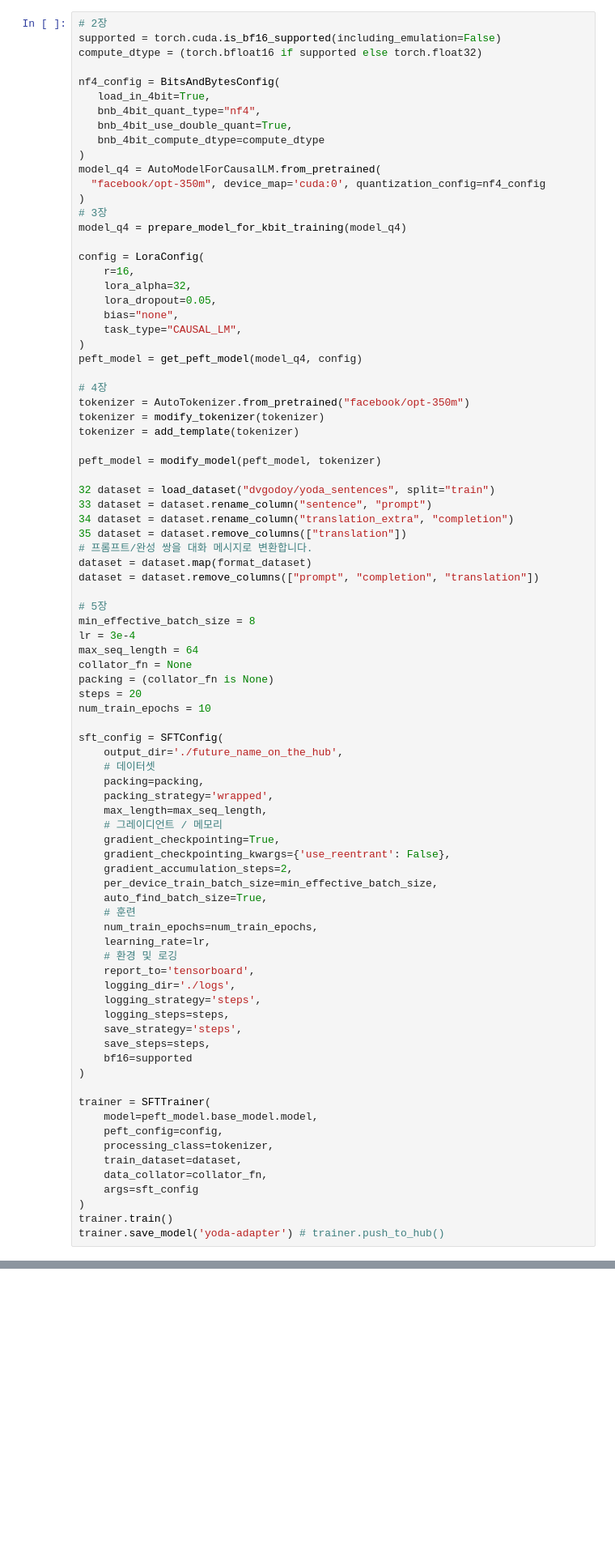
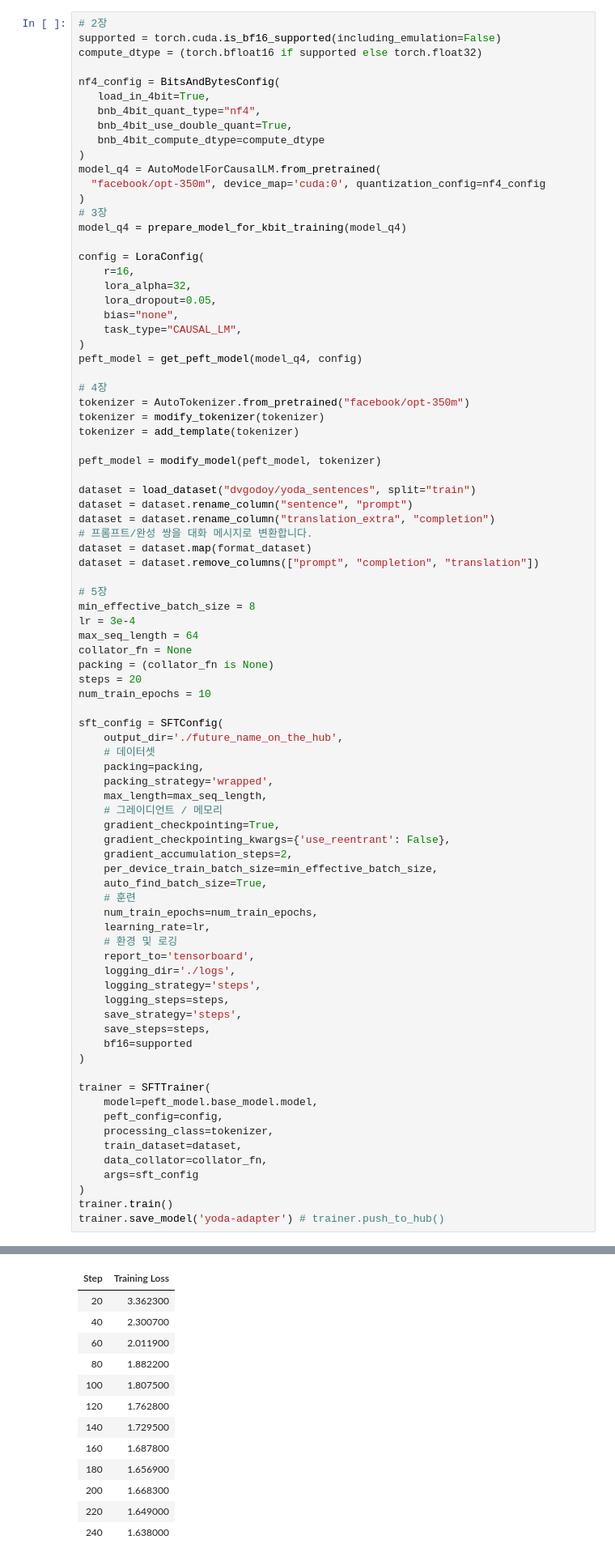
Before and after one commit to rickiepark/fine-tuning-llm, a Jupyter notebook: Chapter6.ipynb, the cells around one changed output, grey strips where cells are left out. Shown at 81% size. Drawn from its saved outputs; the diff is of its cells as text; blank space fills up the shorter version.

```diff
--- a/Chapter6.ipynb
+++ b/Chapter6.ipynb
@@ -73,10 +102,9 @@ tokenizer = add_template(tokenizer)
 
 peft_model = modify_model(peft_model, tokenizer)
 
-32 dataset = load_dataset("dvgodoy/yoda_sentences", split="train")
-33 dataset = dataset.rename_column("sentence", "prompt")
-34 dataset = dataset.rename_column("translation_extra", "completion")
-35 dataset = dataset.remove_columns(["translation"])
+dataset = load_dataset("dvgodoy/yoda_sentences", split="train")
+dataset = dataset.rename_column("sentence", "prompt")
+dataset = dataset.rename_column("translation_extra", "completion")
 # 프롬프트/완성 쌍을 대화 메시지로 변환합니다.
 dataset = dataset.map(format_dataset)
 dataset = dataset.remove_columns(["prompt", "completion", "translation"])
@@ -125,3 +153,4 @@ trainer = SFTTrainer(
 )
 trainer.train()
 trainer.save_model('yoda-adapter') # trainer.push_to_hub()
+# %% [output]
@@ -128,3 +159,16 @@ trainer.save_model('yoda-adapter') # trainer.push_to_hub()
+| Step | Training Loss |
+| 20 | 3.362300 |
+| 40 | 2.300700 |
+| 60 | 2.011900 |
+| 80 | 1.882200 |
+| 100 | 1.807500 |
+| 120 | 1.762800 |
+| 140 | 1.729500 |
+| 160 | 1.687800 |
+| 180 | 1.656900 |
+| 200 | 1.668300 |
+| 220 | 1.649000 |
+| 240 | 1.638000 |
 # %% [markdown]
 ### 모델과 어댑터를 로드하기
 # %%
```
Also changed, not shown: parts of 57 cells of this notebook.
